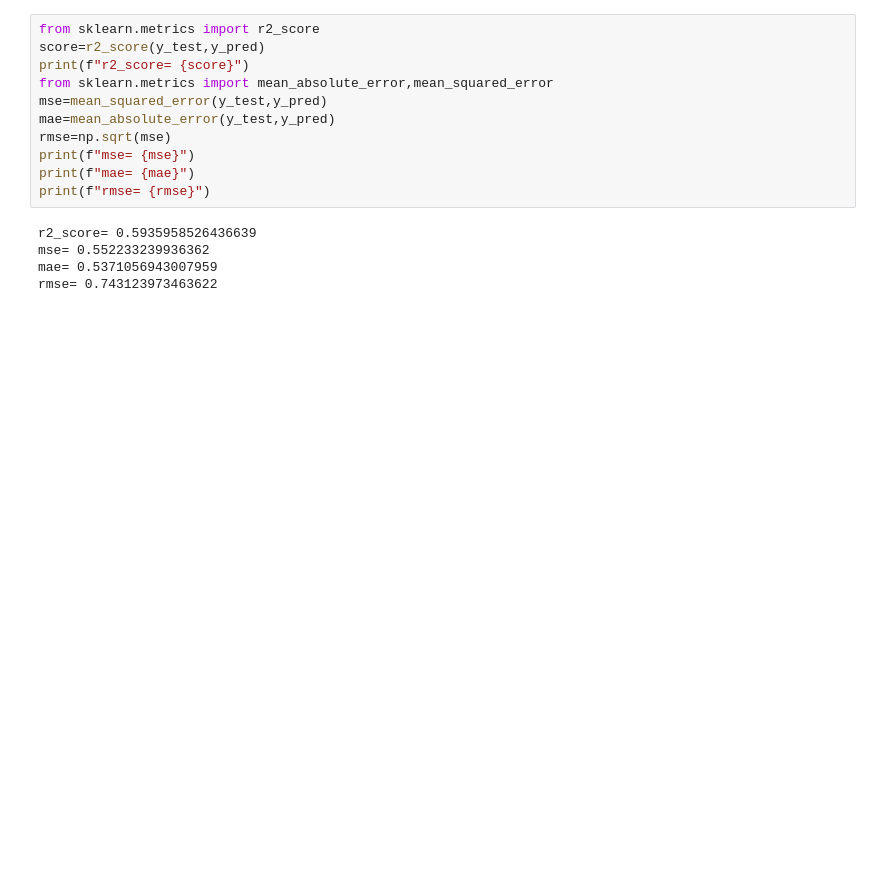
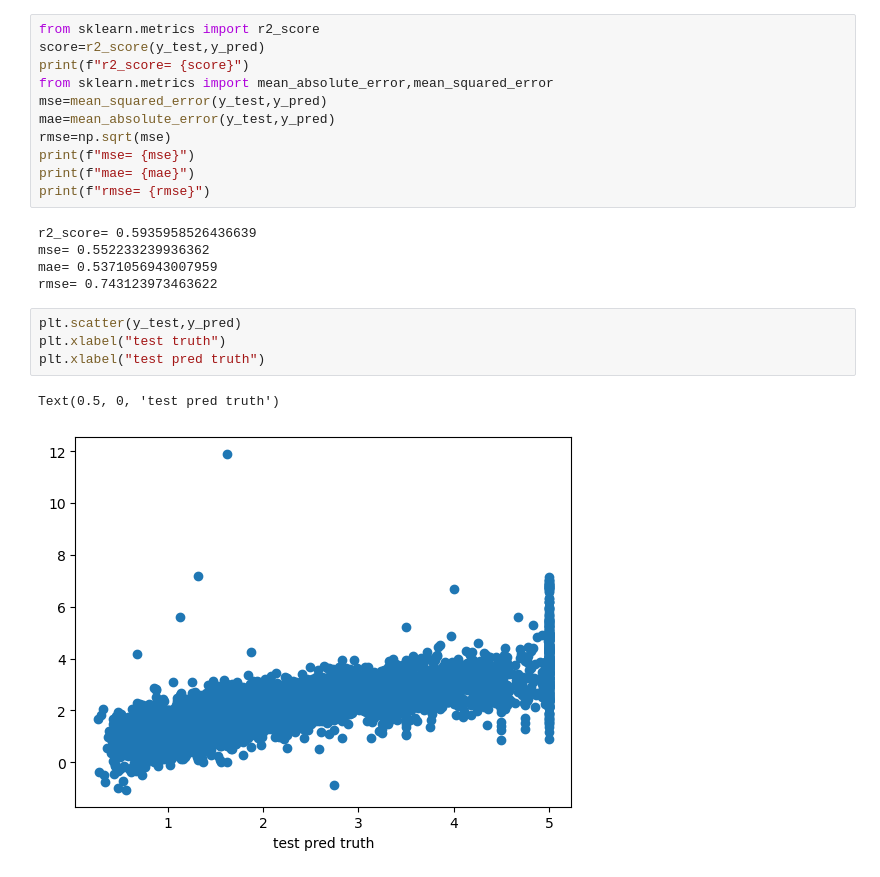
Before and after one commit to umerrafiq04/ML, a Jupyter notebook: learning/sec29/multipleLR.ipynb, the cells around one changed output. Saved outputs shown, nothing was run; the diff lists cells and outputs as text; blank space fills up the shorter version.

```diff
--- a/learning/sec29/multipleLR.ipynb
+++ b/learning/sec29/multipleLR.ipynb
@@ -269,3 +269,10 @@ r2_score= 0.5935958526436639
 mse= 0.552233239936362
 mae= 0.5371056943007959
 rmse= 0.743123973463622
+# %%
+plt.scatter(y_test,y_pred)
+plt.xlabel("test truth")
+plt.xlabel("test pred truth")
+# %% [output]
+Text(0.5, 0, 'test pred truth')
+[figure, added]
```
Also changed, not shown: parts of 7 cells of this notebook, 45 other files.
